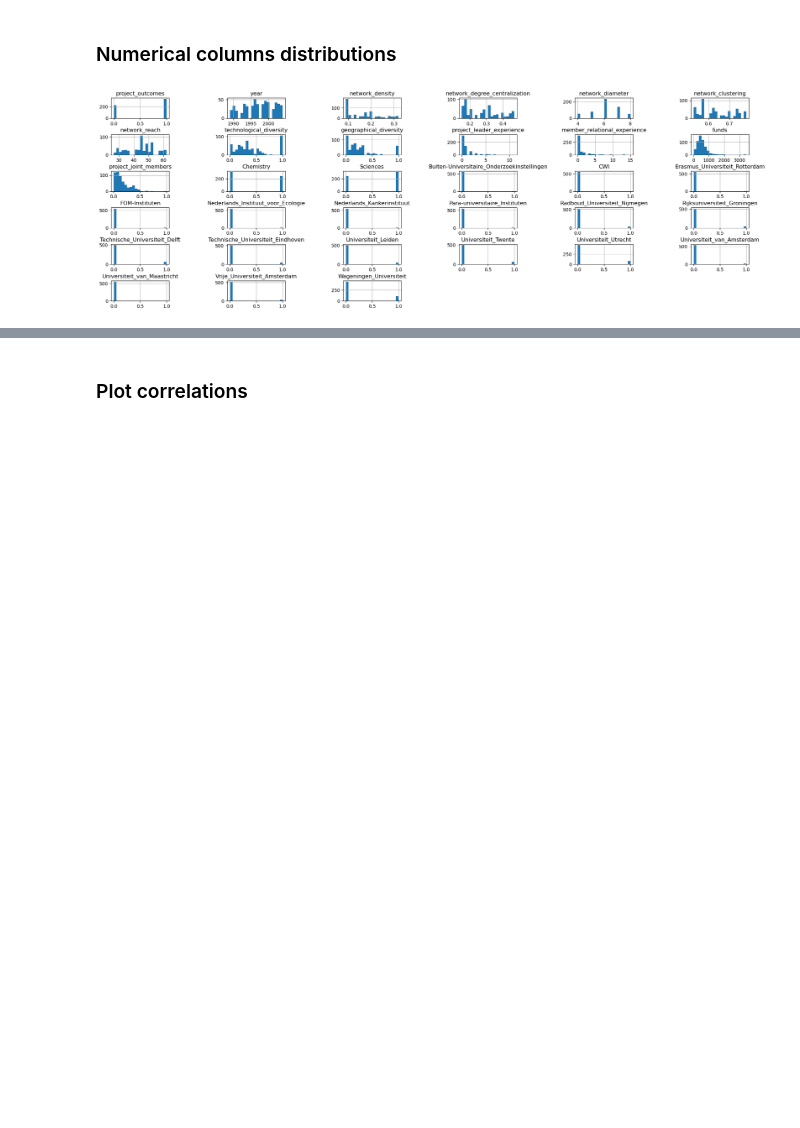
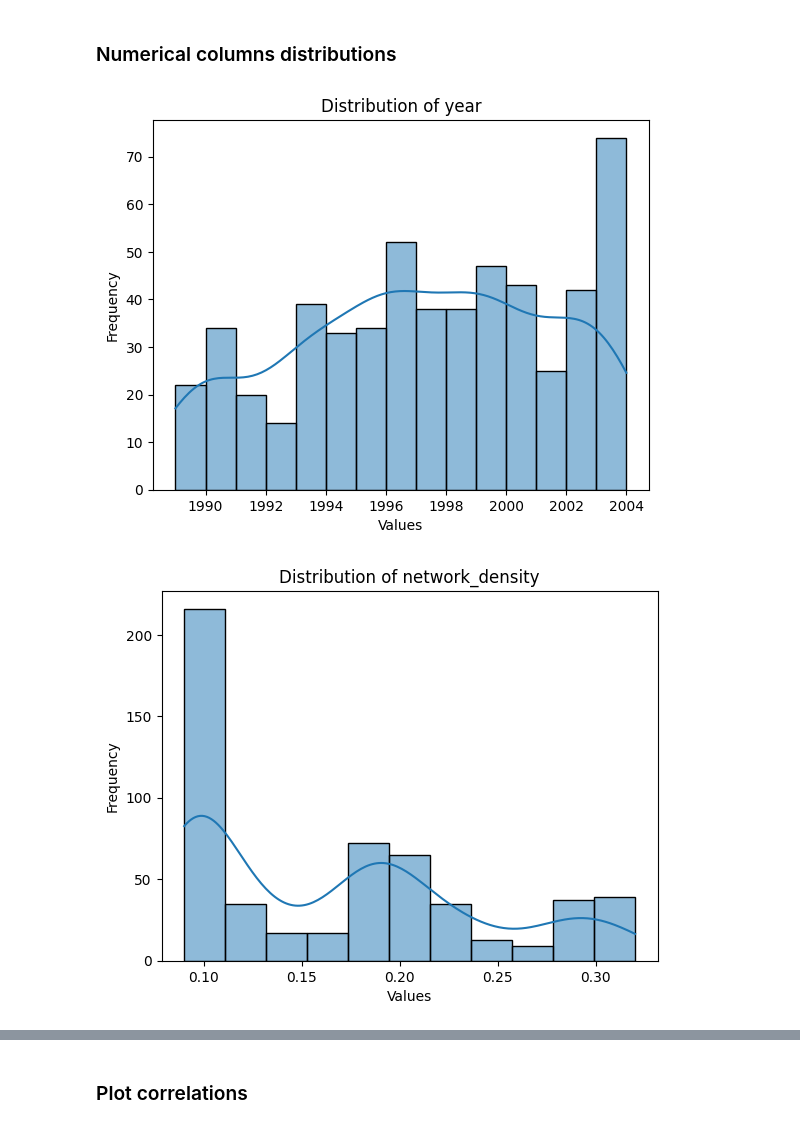
Before and after one commit to jmonbris/TPM034A_mini_project, a Jupyter notebook: Mini-project 2 - R&D Innovation.ipynb, the cells around one changed output, grey strips where cells are left out. Cells and saved outputs as stored; diff of their text form; code cells hidden in the pictures; blank space fills up the shorter version.

Commit message:
update distributions

```diff
--- a/Mini-project 2 - R&D Innovation.ipynb
+++ b/Mini-project 2 - R&D Innovation.ipynb
@@ -189,8 +189,14 @@ model_df.describe()
 # %% [markdown]
 ### Numerical columns distributions
 # %%
-model_df.hist(bins=20, figsize=(25, 8))
-plt.subplots_adjust(hspace=0.8, wspace=1)
-plt.show()
+plot_columns = ["year", "network_density", "network_degree_centralization", "network_diameter", "network_clustering", "network_reach", "technological_diversity", "geographical_diversity", "project_leader_experience", "member_relational_experience", "funds", "project_joint_members"]
+for column in plot_columns:
+    bins = "auto" if column != "year" else 15
+    sns.histplot(model_df[column], kde=True, bins=bins)
+    plt.title(f'Distribution of {column}')
+    plt.xlabel('Values')
+    plt.ylabel('Frequency')
+    plt.show()
 # %% [output]
-[figure, old version]
+[figure, new version]
+[figure, added]
```
Also changed, not shown: parts of 3 cells of this notebook.
